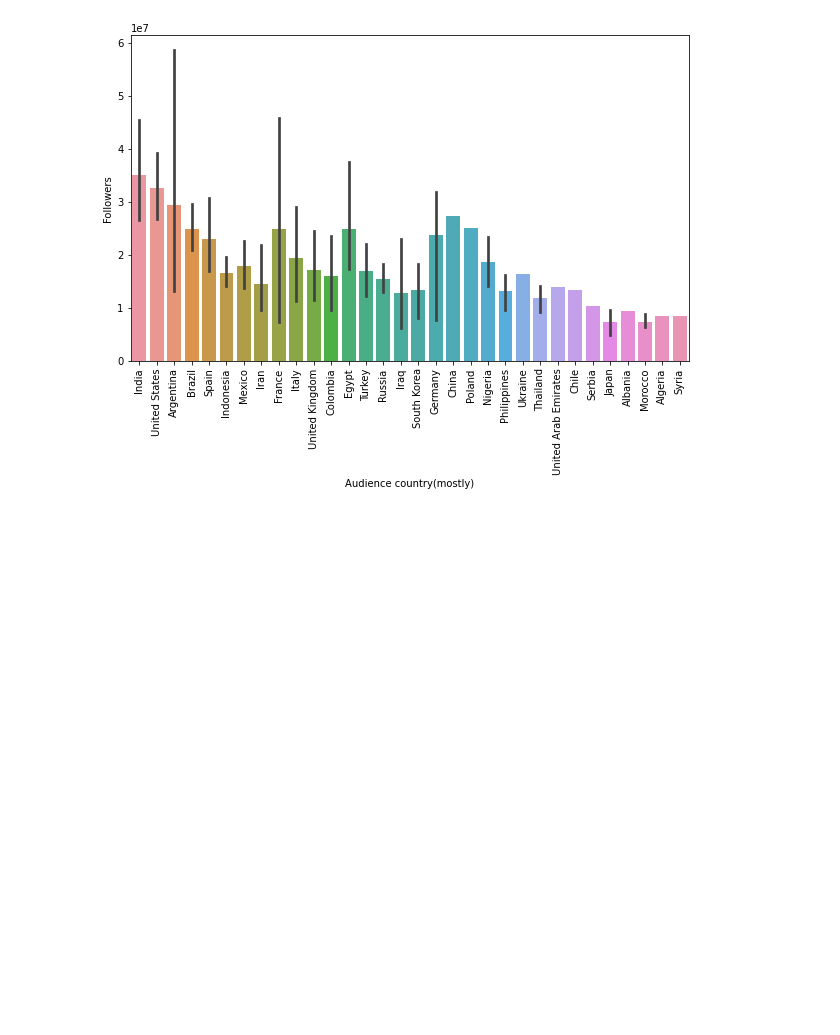
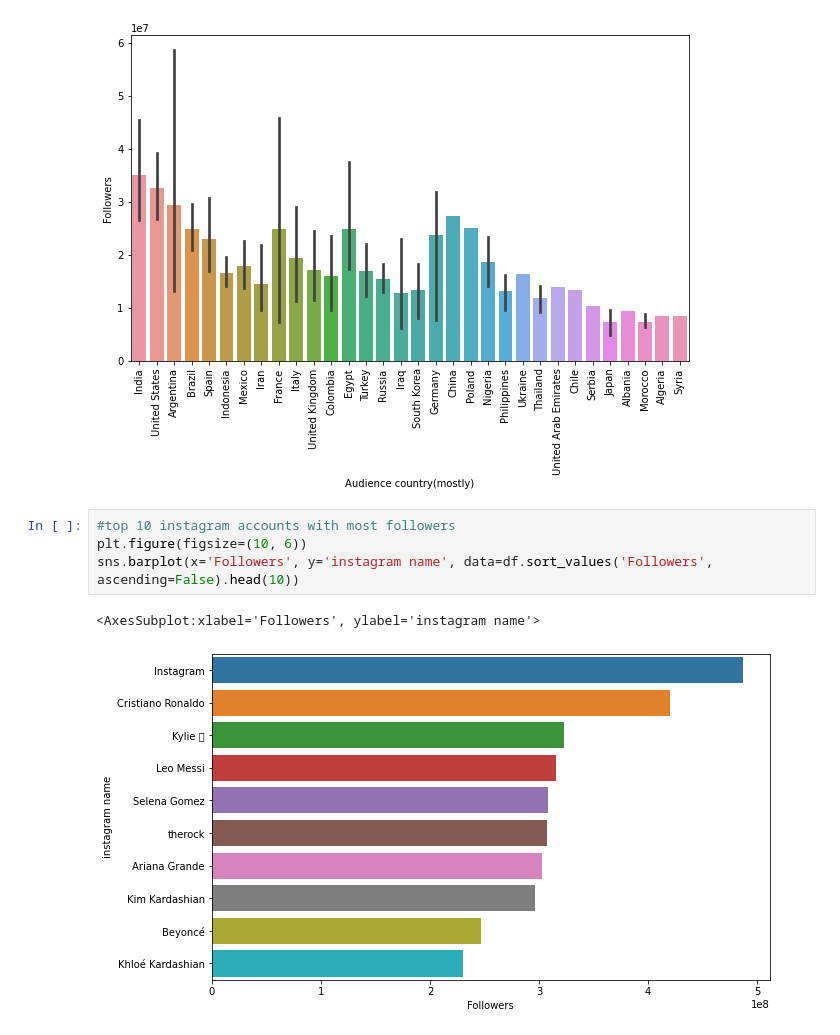
Before and after one commit to lnavneet331/data-analysis, a Jupyter notebook: Instagram analysis/instagram_analysis.ipynb, the cells around one changed output. Cells and saved outputs as stored; diff of their text form; blank space fills up the shorter version.

Commit message:
followers vs accnts

```diff
--- a/Instagram analysis/instagram_analysis.ipynb
+++ b/Instagram analysis/instagram_analysis.ipynb
@@ -254,3 +254,10 @@ sns.barplot(x='Audience country(mostly)', y='Followers', data=df.sort_values('Fo
 # %% [output]
 <AxesSubplot:xlabel='Audience country(mostly)', ylabel='Followers'>
 [figure]
+# %%
+#top 10 instagram accounts with most followers
+plt.figure(figsize=(10, 6))
+sns.barplot(x='Followers', y='instagram name', data=df.sort_values('Followers', ascending=False).head(10))
+# %% [output]
+<AxesSubplot:xlabel='Followers', ylabel='instagram name'>
+[figure, added]
```
